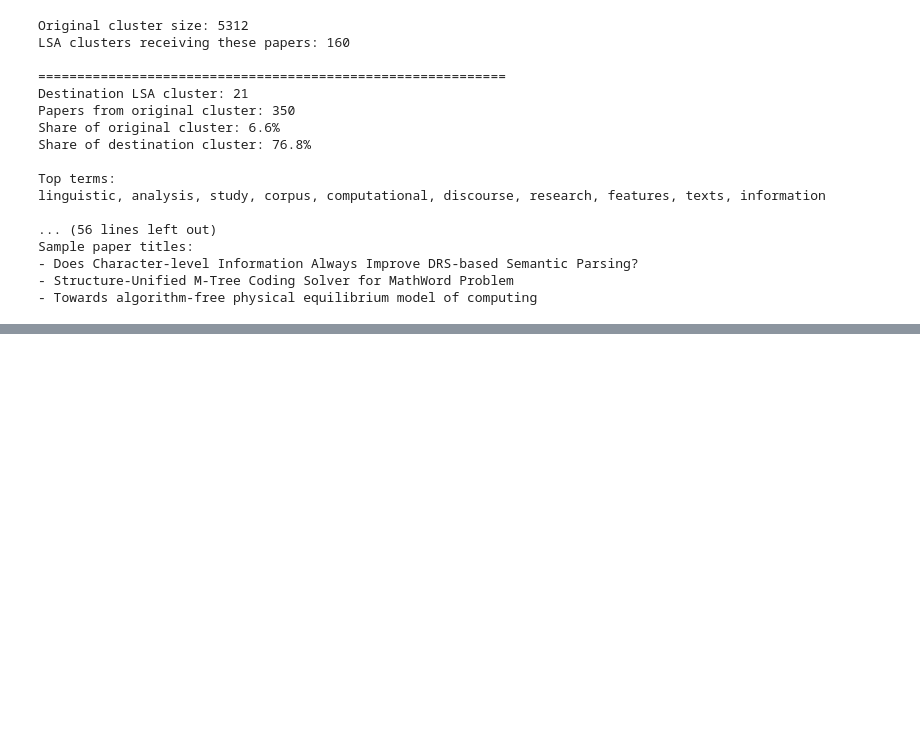
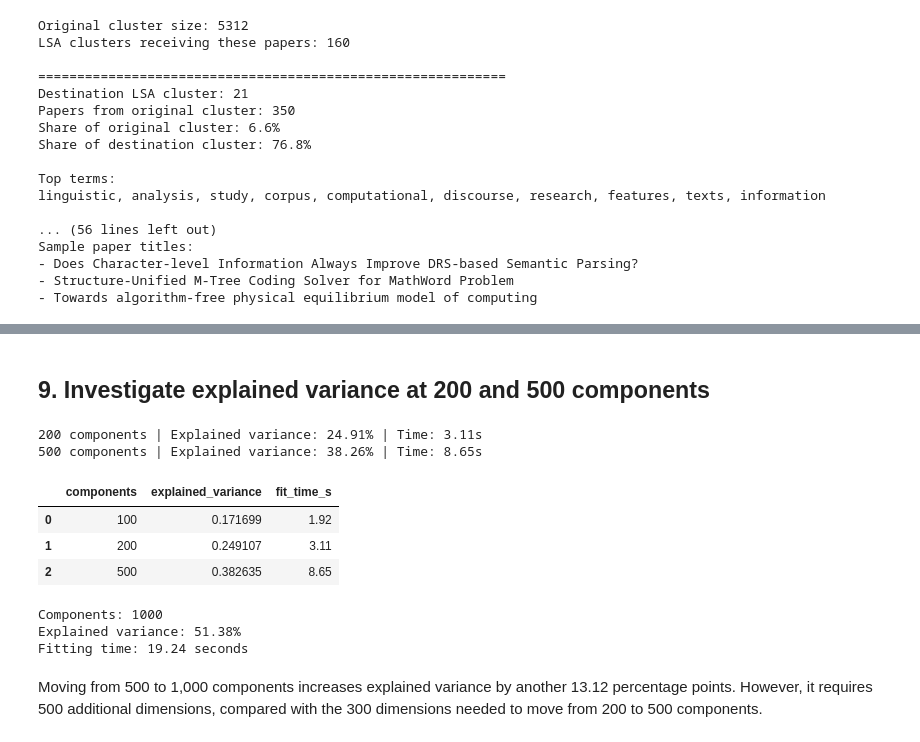
Before and after one commit to artyomturkoff/nlp-research-trends, a Jupyter notebook: 03_clustering.ipynb, the cells around one changed output, grey strips where cells are left out. Cells and saved outputs as stored; diff of their text form; code cells hidden in the pictures; blank space fills up the shorter version.

Commit message:
Interpreting LSA 500 model

```diff
--- a/03_clustering.ipynb
+++ b/03_clustering.ipynb
@@ -757,0 +770,77 @@ Sample paper titles:
+# %% [markdown]
+## 9. Investigate explained variance at 200 and 500 components
+# %%
+import gc
+from sklearn.decomposition import TruncatedSVD
+from time import perf_counter
+
+# Include the previously fitted 100-component model
+svd_results = [{
+    "components": 100,
+    "explained_variance": svd.explained_variance_ratio_.sum(),
+    "fit_time_s": 1.92  # Previously recorded
+}]
+
+for n in [200, 500]:
+    reducer = TruncatedSVD(
+        n_components=n,
+        algorithm="randomized",
+        n_iter=5,
+        random_state=42
+    )
+
+    start = perf_counter()
+    reducer.fit(X_tfidf)
+    elapsed = perf_counter() - start
+
+    explained = reducer.explained_variance_ratio_.sum()
+
+    svd_results.append({
+        "components": n,
+        "explained_variance": explained,
+        "fit_time_s": round(elapsed, 2)
+    })
+
+    print(
+        f"{n} components | "
+        f"Explained variance: {explained:.2%} | "
+        f"Time: {elapsed:.2f}s"
+    )
+
+    # Release each fitted model after recording its diagnostics
+    del reducer
+    gc.collect()
+
+svd_comparison = pd.DataFrame(svd_results)
+
+display(svd_comparison)
+# %% [output]
+200 components | Explained variance: 24.91% | Time: 3.11s
+500 components | Explained variance: 38.26% | Time: 8.65s
+|  | components | explained_variance | fit_time_s |
+| 0 | 100 | 0.171699 | 1.92 |
+| 1 | 200 | 0.249107 | 3.11 |
+| 2 | 500 | 0.382635 | 8.65 |
+# %%
+svd_1000 = TruncatedSVD(
+    n_components=1000,
+    algorithm="randomized",
+    n_iter=5,
+    random_state=42
+)
+
+start = perf_counter()
+svd_1000.fit(X_tfidf)
+elapsed = perf_counter() - start
+
+variance_1000 = svd_1000.explained_variance_ratio_.sum()
+
+print("Components:", 1000)
+print(f"Explained variance: {variance_1000:.2%}")
+print(f"Fitting time: {elapsed:.2f} seconds")
+# %% [output]
+Components: 1000
+Explained variance: 51.38%
+Fitting time: 19.24 seconds
+# %% [markdown]
+Moving from 500 to 1,000 components increases explained variance by another 13.12 percentage points. However, it requires 500 additional dimensions, compared with the 300 dimensions needed to move from 200 to 500 components.
```
Also changed, not shown: parts of 7 cells of this notebook.
